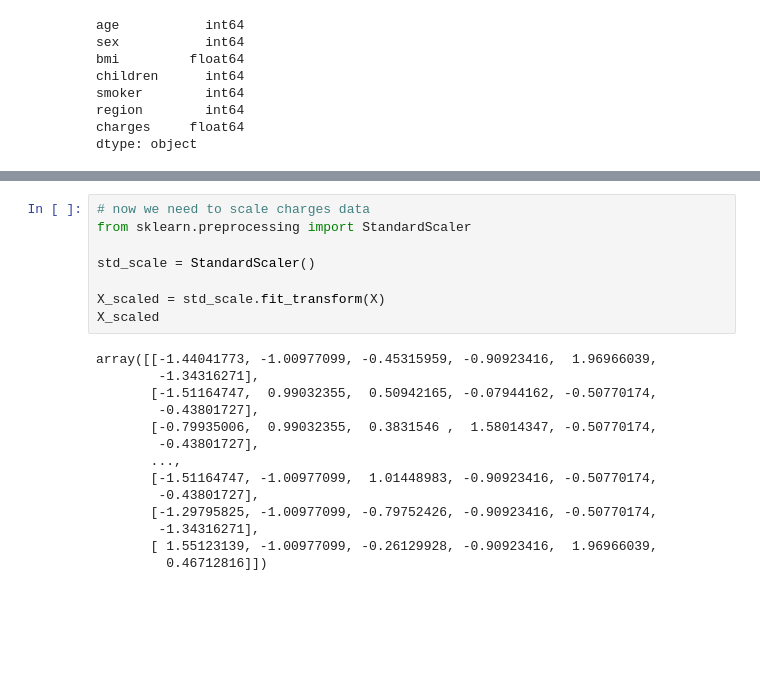
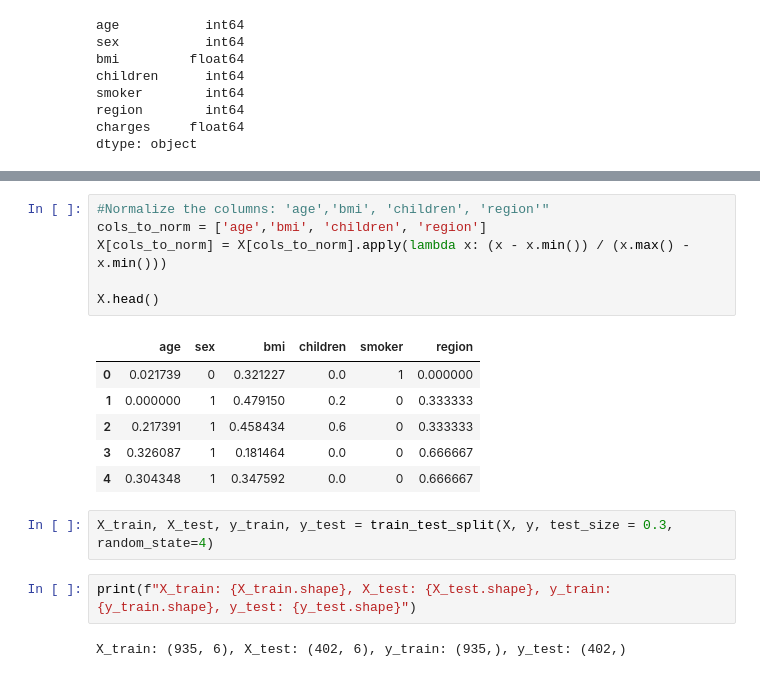
Before and after one commit to bcook26/ML-Models, a Jupyter notebook: MedicalCostsANOVA/medcosts_anova.ipynb, the cells around one changed output, grey strips where cells are left out. Drawn from its saved outputs; the diff is of its cells as text; blank space fills up the shorter version.

```diff
--- a/MedicalCostsANOVA/medcosts_anova.ipynb
+++ b/MedicalCostsANOVA/medcosts_anova.ipynb
@@ -407,22 +409,19 @@ Name: charges, dtype: float64
-# %%
-# now we need to scale charges data
-from sklearn.preprocessing import StandardScaler
-
-std_scale = StandardScaler()
-
-X_scaled = std_scale.fit_transform(X)
-X_scaled
-# %% [output]
-array([[-1.44041773, -1.00977099, -0.45315959, -0.90923416,  1.96966039,
-        -1.34316271],
-       [-1.51164747,  0.99032355,  0.50942165, -0.07944162, -0.50770174,
-        -0.43801727],
-       [-0.79935006,  0.99032355,  0.3831546 ,  1.58014347, -0.50770174,
-        -0.43801727],
-       ...,
-       [-1.51164747, -1.00977099,  1.01448983, -0.90923416, -0.50770174,
-        -0.43801727],
-       [-1.29795825, -1.00977099, -0.79752426, -0.90923416, -0.50770174,
-        -1.34316271],
-       [ 1.55123139, -1.00977099, -0.26129928, -0.90923416,  1.96966039,
-         0.46712816]])
+# %%
+#Normalize the columns: 'age','bmi', 'children', 'region'"
+cols_to_norm = ['age','bmi', 'children', 'region']
+X[cols_to_norm] = X[cols_to_norm].apply(lambda x: (x - x.min()) / (x.max() - x.min()))
+
+X.head()
+# %% [output]
+|  | age | sex | bmi | children | smoker | region |
+| 0 | 0.021739 | 0 | 0.321227 | 0.0 | 1 | 0.000000 |
+| 1 | 0.000000 | 1 | 0.479150 | 0.2 | 0 | 0.333333 |
+| 2 | 0.217391 | 1 | 0.458434 | 0.6 | 0 | 0.333333 |
+| 3 | 0.326087 | 1 | 0.181464 | 0.0 | 0 | 0.666667 |
+| 4 | 0.304348 | 1 | 0.347592 | 0.0 | 0 | 0.666667 |
+# %%
+X_train, X_test, y_train, y_test = train_test_split(X, y, test_size = 0.3, random_state=4)
+# %%
+print(f"X_train: {X_train.shape}, X_test: {X_test.shape}, y_train: {y_train.shape}, y_test: {y_test.shape}")
+# %% [output]
+X_train: (935, 6), X_test: (402, 6), y_train: (935,), y_test: (402,)
```
Also changed, not shown: parts of 6 cells of this notebook.
